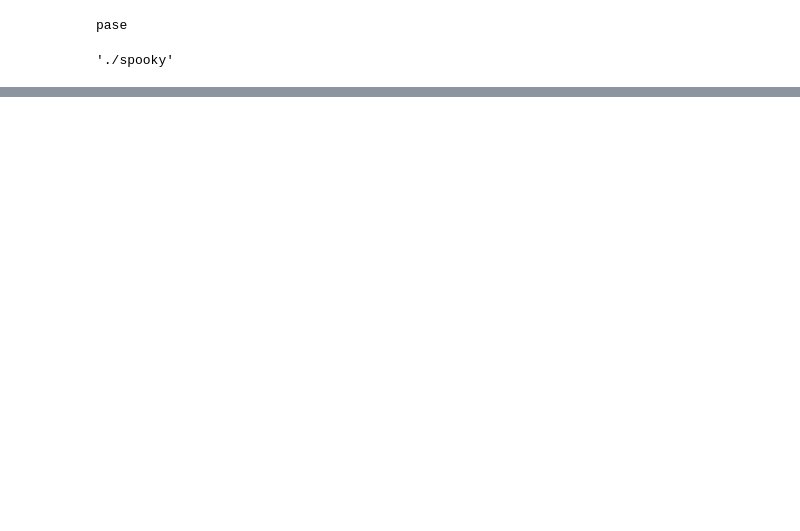
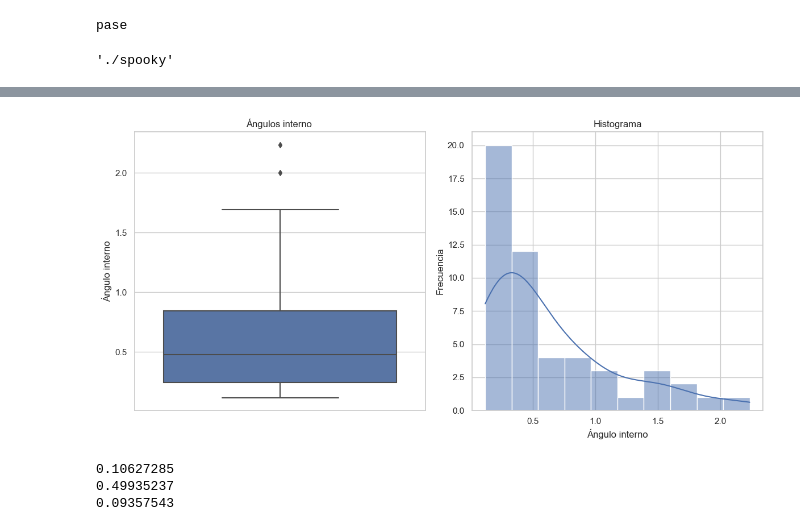
Before and after one commit to X34354/train_simulation, a Jupyter notebook: 12_spooky_net_prueba_SI.ipynb, the cells around one changed output, grey strips where cells are left out. Saved outputs shown, nothing was run; the diff lists cells and outputs as text; code cells hidden in the pictures; blank space fills up the shorter version.

```diff
--- a/12_spooky_net_prueba_SI.ipynb
+++ b/12_spooky_net_prueba_SI.ipynb
@@ -422,0 +555,66 @@ array([13.405078  , -4.4439187 , -6.181459  , ...,  6.5319796 ,
+# %%
+def calcular_angulos_entre_vectores(conjunto_vectores_reales, conjunto_vectores_predichos):
+    """
+    Calcula los ángulos en grados entre pares de vectores de dos conjuntos.
+
+    Parámetros:
+    conjunto_vectores_reales: Array de NumPy conteniendo varios vectores reales.
+    conjunto_vectores_predichos: Array de NumPy conteniendo varios vectores predichos.
+
+    Retorna:
+    angulos: Lista de ángulos en grados entre cada par de vectores.
+    """
+    angulos = []
+    for vector_real, vector_predicho in zip(conjunto_vectores_reales, conjunto_vectores_predichos):
+        unit_vector1 = vector_real / np.linalg.norm(vector_real)
+        unit_vector2 = vector_predicho / np.linalg.norm(vector_predicho)
+        dot_product = np.dot(unit_vector1, unit_vector2)
+        angle = np.arccos(np.clip(dot_product, -1.0, 1.0))  # Ángulo en radianes
+        angulos.append(np.degrees(angle))
+    return angulos
+
+
+# Calcular los ángulos
+angulos = calcular_angulos_entre_vectores(target, predict)
+plt.figure(figsize=(12, 6))
+
+import seaborn as sns
+
+# Configuración del estilo de la gráfica
+sns.set(style="whitegrid")
+
+# Crear un DataFrame para Seaborn
+import pandas as pd
+data = pd.DataFrame({
+    'Ángulos': angulos
+})
+
+# Creando subgráficas
+plt.subplot(1, 2, 1)
+sns.boxplot(data=data, y='Ángulos')
+plt.title("Ángulos interno ")
+plt.ylabel("Ángulo interno")
+
+plt.subplot(1, 2, 2)
+sns.histplot(data=data, x='Ángulos', bins=10, kde=True)
+plt.title("Histograma")
+plt.xlabel("Ángulo interno")
+plt.ylabel("Frecuencia")
+
+# Ajuste del layout
+plt.tight_layout()
+plt.show()
+# %% [output]
+[figure, added]
+# %%
+for i in range (3):
+
+    # Calcular el error porcentual para cada par de valores
+    error_porcentual = np.abs((predict[:,i] - target[:,i]) / target[:,i]) * 10
+    # Calcular el valor porcentual promedio
+    valor_porcentual_promedio = np.mean(error_porcentual)
+    print(valor_porcentual_promedio)
+# %% [output]
+0.10627285
+0.49935237
+0.09357543
```
Also changed, not shown: parts of 22 cells of this notebook, 7 other files.
